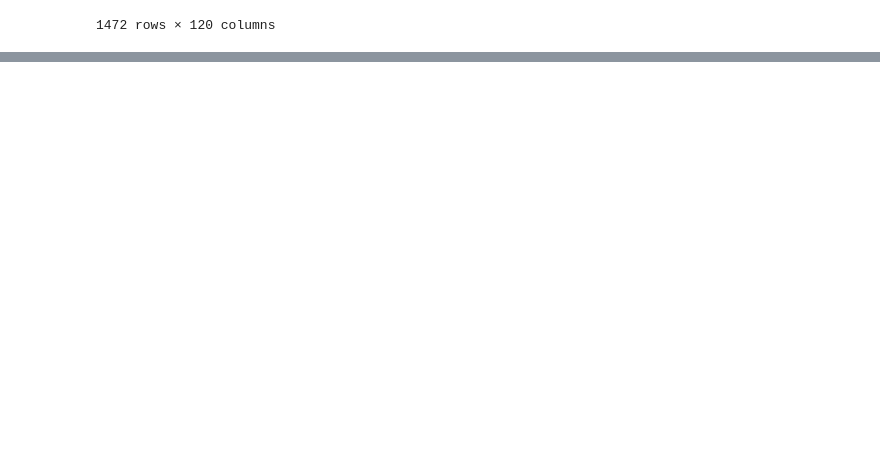
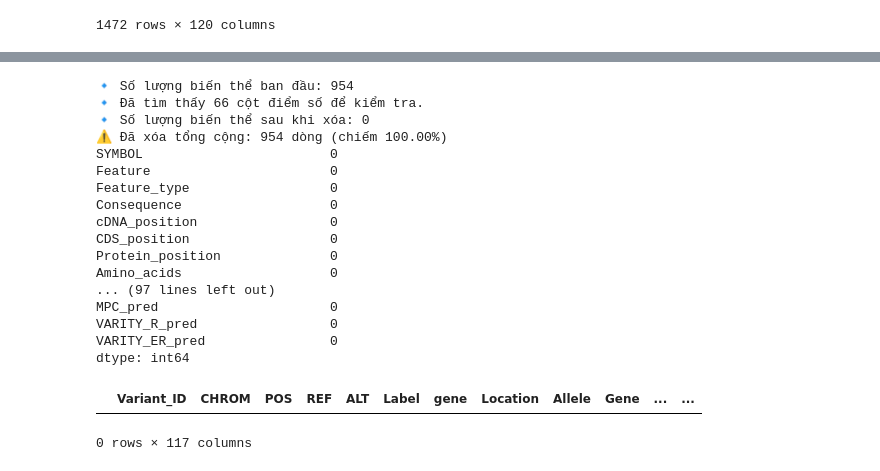
Before and after one commit to 36JungKwan/Missense_variant_pathogenicity_prediction, a Jupyter notebook: core/module01_data_processing_vep/04_02_test_data_vep_mapping.ipynb, the cells around one changed output, grey strips where cells are left out. Drawn from its saved outputs; the diff is of its cells as text; code cells hidden in the pictures; blank space fills up the shorter version.

```diff
--- a/core/module01_data_processing_vep/04_02_test_data_vep_mapping.ipynb
+++ b/core/module01_data_processing_vep/04_02_test_data_vep_mapping.ipynb
@@ -1462,0 +1556,19 @@ dtype: int64
+# %%
+import numpy as np
+import pandas as pd
+
+final_df = pd.read_parquet(r"D:\variant_data\mavedb_after_vep.parquet")
+
+# Danh sách giá trị cần kiểm tra
+invalid_values = ['.', "-", "na", "n/a", "NA", "N/A", "NaN", "nan"]
+
+# Thay thế toàn bộ giá trị lỗi trong toàn DataFrame bằng np.nan
+final_df = final_df.replace(invalid_values, np.nan)
+
+print(final_df['Consequence'].value_counts(),'\n')
+final_df = final_df[final_df['Consequence'] == 'missense_variant']
+
+print(final_df.isnull().sum()[10:70])
+print(final_df.isnull().sum()[70:])
+
+final_df
@@ -1462,0 +1606,48 @@ dtype: int64
+# %%
+# Giả sử df là DataFrame hiện tại của bạn
+print(f"🔹 Số lượng biến thể ban đầu: {len(final_df):,}")
+
+# 1. Tự động nhận diện tất cả các cột điểm số
+# (Bao gồm: score, rankscore, phred, raw, và các điểm bảo tồn tiến hóa như gerp, phylop, phastcons)
+score_cols = [
+    col for col in final_df.columns
+    if any(keyword in col.lower() for keyword in ['score', 'phred', 'raw', 'gerp', 'phylop', 'phastcons'])
+]
+
+print(f"🔹 Đã tìm thấy {len(score_cols)} cột điểm số để kiểm tra.")
+
+# 2. Xóa các dòng bị thiếu (NaN) ở BẤT KỲ cột điểm số nào trong danh sách trên
+df_clean = final_df.dropna(subset=score_cols).copy()
+df_clean[['AF', 'gnomADe_AF']] = df_clean[['AF', 'gnomADe_AF']].fillna(0)
+
+# 3. Báo cáo kết quả
+dropped_count = len(final_df) - len(df_clean)
+print(f"🔹 Số lượng biến thể sau khi xóa: {len(df_clean):,}")
+print(f"⚠️ Đã xóa tổng cộng: {dropped_count:,} dòng (chiếm {(dropped_count/len(final_df)*100):.2f}%)")
+
+print(df_clean.isnull().sum()[10:70])
+print(df_clean.isnull().sum()[70:])
+
+df_clean.to_parquet(r"D:\variant_data\mavedb_after_vep_final.parquet", index=False)
+
+df_clean
+# %% [output]
+🔹 Số lượng biến thể ban đầu: 954
+🔹 Đã tìm thấy 66 cột điểm số để kiểm tra.
+🔹 Số lượng biến thể sau khi xóa: 0
+⚠️ Đã xóa tổng cộng: 954 dòng (chiếm 100.00%)
+SYMBOL                        0
+Feature                       0
+Feature_type                  0
+Consequence                   0
+cDNA_position                 0
+CDS_position                  0
+Protein_position              0
+Amino_acids                   0
+... (97 lines left out)
+MPC_pred                      0
+VARITY_R_pred                 0
+VARITY_ER_pred                0
+dtype: int64
+|  | Variant_ID | CHROM | POS | REF | ALT | Label | gene | Location | Allele | Gene | ... | ... |
+0 rows × 117 columns
```
Also changed, not shown: parts of 7 cells of this notebook, 2 other files.
